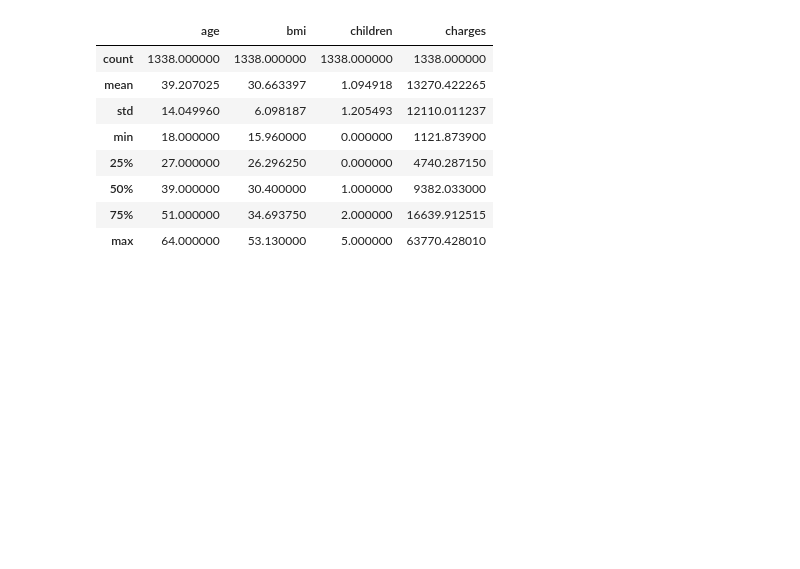
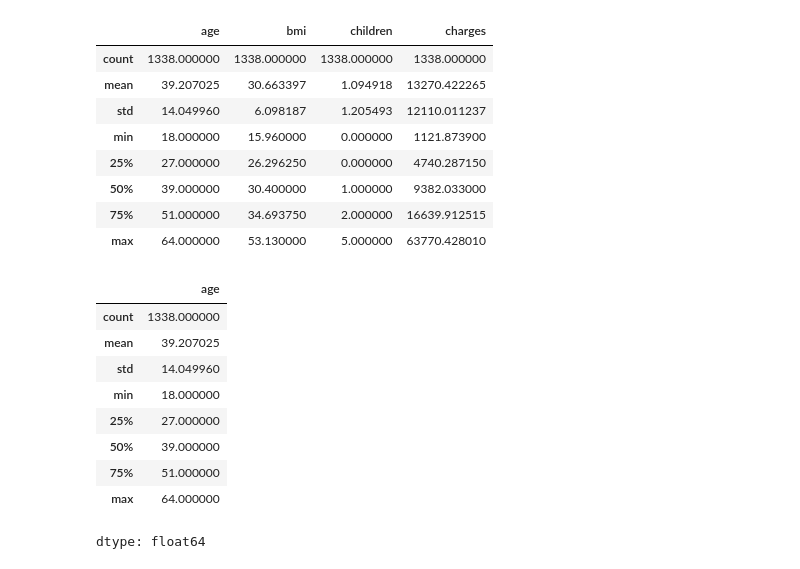
Before and after one commit to SonatonKumar/Python_project, a Jupyter notebook: prediction_of_health_insurance.ipynb, the cells around one changed output. Saved outputs shown, nothing was run; the diff lists cells and outputs as text; code cells hidden in the pictures; blank space fills up the shorter version.

```diff
--- a/prediction_of_health_insurance.ipynb
+++ b/prediction_of_health_insurance.ipynb
@@ -52,0 +65,13 @@ insurance_df.describe()
+# %%
+insurance_df.age.describe()
+# %% [output]
+|  | age |
+| count | 1338.000000 |
+| mean | 39.207025 |
+| std | 14.049960 |
+| min | 18.000000 |
+| 25% | 27.000000 |
+| 50% | 39.000000 |
+| 75% | 51.000000 |
+| max | 64.000000 |
+dtype: float64
```
Also changed, not shown: parts of 15 cells of this notebook.
